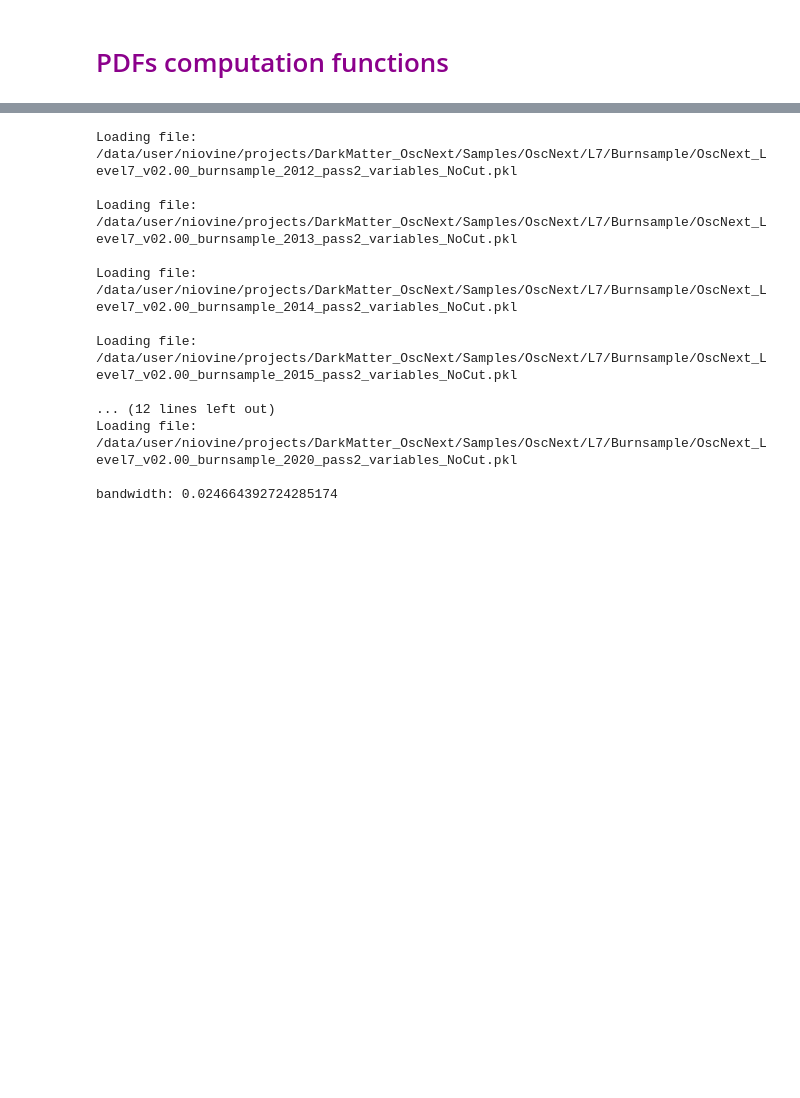
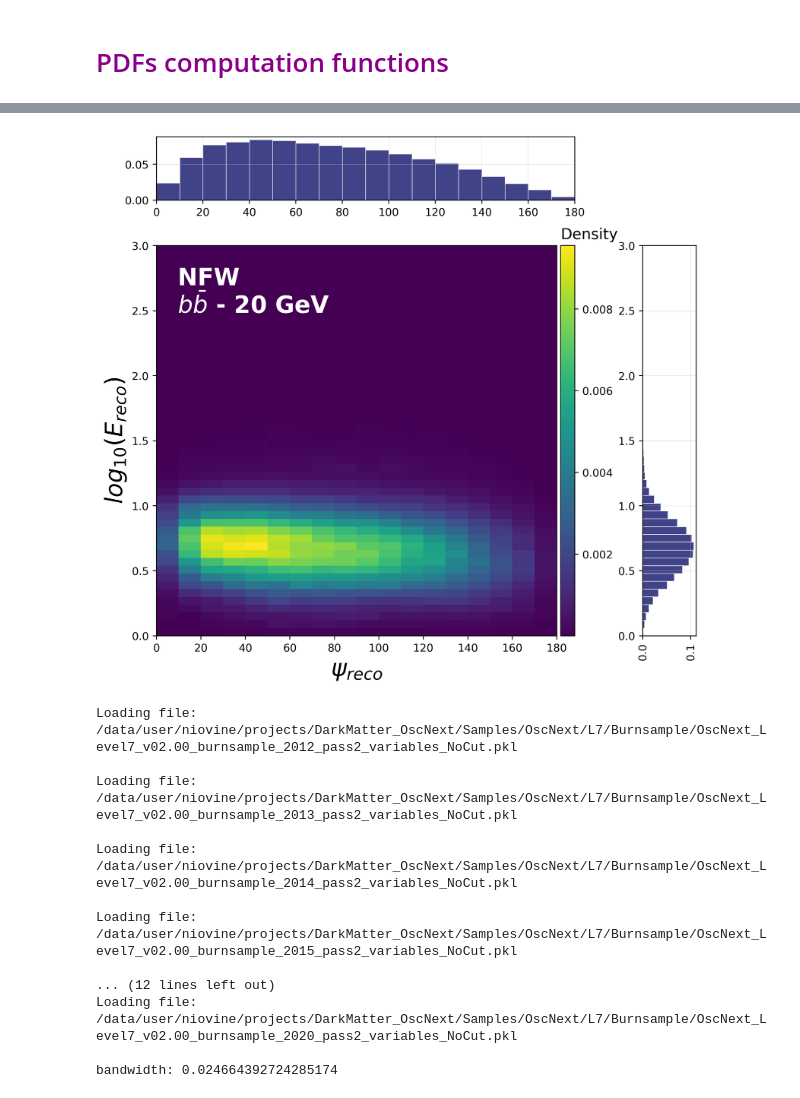
Before and after one commit to NhanChau94/GC_OscNext, a Jupyter notebook: PlotScripts/PDFs.ipynb, the cells around one changed output, grey strips where cells are left out. Cells and saved outputs as stored; diff of their text form; code cells hidden in the pictures; blank space fills up the shorter version.

```diff
--- a/PlotScripts/PDFs.ipynb
+++ b/PlotScripts/PDFs.ipynb
@@ -87,2 +100,8 @@ plot_projections(RecoHist/np.sum(RecoHist), np.array([Bin['reco_psi_edges'], np.
+# %%
+# Look good, let save it
+saveloc='/data/user/tchau/Sandbox/GC_OscNext/PlotScripts/Plots/PDF_{}_{}_{}GeV.png'.format(profile, channel, mass)
+plot_projections(RecoHist/np.sum(RecoHist), np.array([Bin['reco_psi_edges'], np.log10(Bin['reco_energy_edges'])]), r"$\psi_{reco}$", r"$log_{10}(E_{reco})$", "NFW \n" + ch_title[channel] + " - {} GeV \n ".format(mass), savedir=saveloc)
+# %% [output]
+[figure, added]
 # %%
 Bkg_bwISJ = ScrambleBkg(Bin, bw="ISJ", oversample=10)
```
Also changed, not shown: parts of 14 cells of this notebook, 42 other files.
